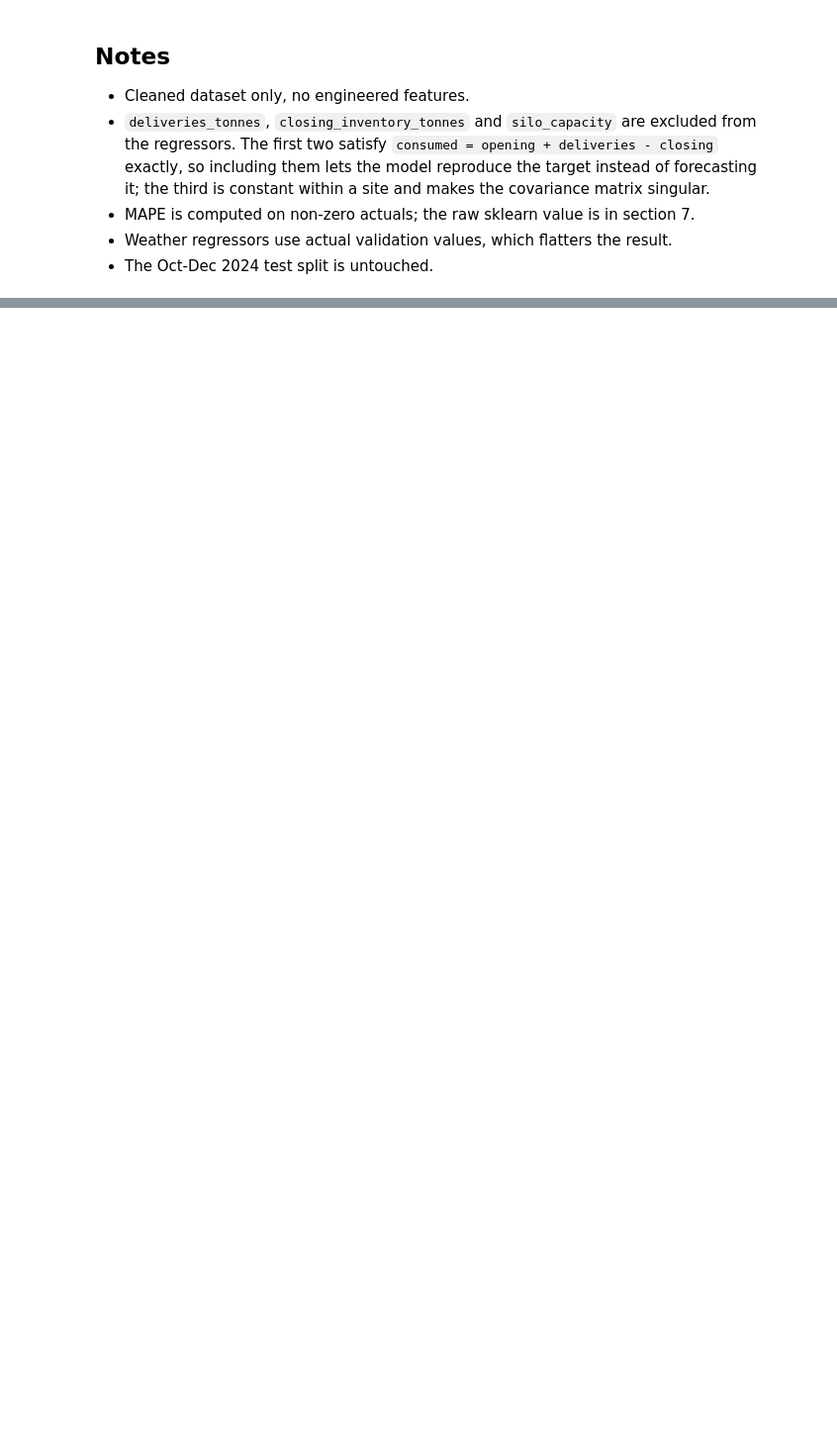
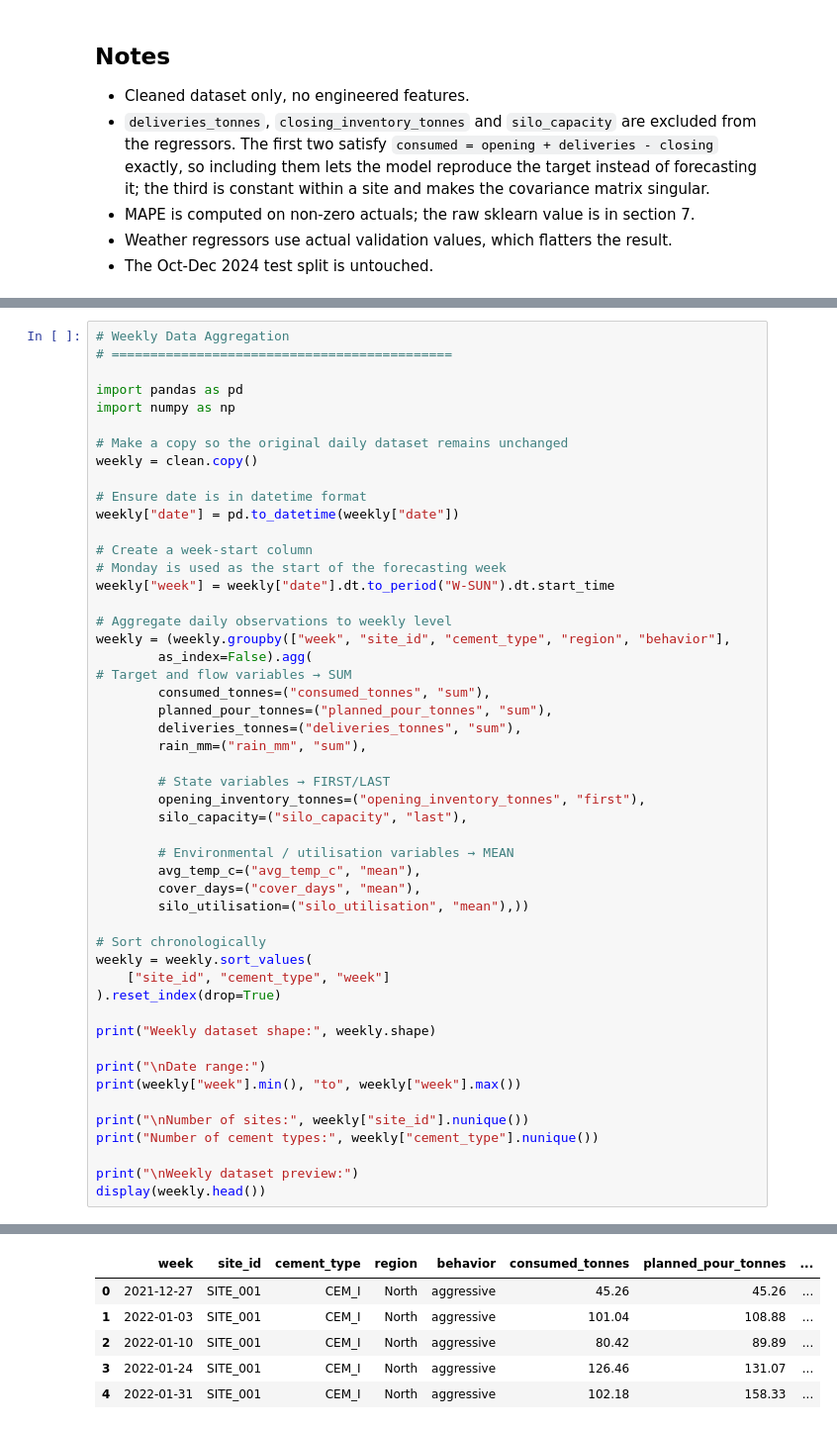
Before and after one commit to Olamideoo/MIG_Cement_Demand_Forecasting, a Jupyter notebook: NOTEBOOKS/04_Model_Development.ipynb, the cells around one changed output, grey strips where cells are left out. Shown at 99% size. Cells and saved outputs as stored; diff of their text form; blank space fills up the shorter version.

Commit message:
weekly forcasting models

```diff
--- a/NOTEBOOKS/04_Model_Development.ipynb
+++ b/NOTEBOOKS/04_Model_Development.ipynb
@@ -1092,0 +1480,51 @@ weekly_only.assign(**{
+# %%
+# Weekly Data Aggregation
+# ============================================
+
+import pandas as pd
+import numpy as np
+
+# Make a copy so the original daily dataset remains unchanged
+weekly = clean.copy()
+
+# Ensure date is in datetime format
+weekly["date"] = pd.to_datetime(weekly["date"])
+
+# Create a week-start column
+# Monday is used as the start of the forecasting week
+weekly["week"] = weekly["date"].dt.to_period("W-SUN").dt.start_time
+
+# Aggregate daily observations to weekly level
+weekly = (weekly.groupby(["week", "site_id", "cement_type", "region", "behavior"],
+        as_index=False).agg(
+# Target and flow variables → SUM
+        consumed_tonnes=("consumed_tonnes", "sum"),
+        planned_pour_tonnes=("planned_pour_tonnes", "sum"),
+        deliveries_tonnes=("deliveries_tonnes", "sum"),
+        rain_mm=("rain_mm", "sum"),
+
+        # State variables → FIRST/LAST
+        opening_inventory_tonnes=("opening_inventory_tonnes", "first"),
+        silo_capacity=("silo_capacity", "last"),
+
+        # Environmental / utilisation variables → MEAN
+        avg_temp_c=("avg_temp_c", "mean"),
+        cover_days=("cover_days", "mean"),
+        silo_utilisation=("silo_utilisation", "mean"),))
+
+# Sort chronologically
+weekly = weekly.sort_values(
+    ["site_id", "cement_type", "week"]
+).reset_index(drop=True)
+
+print("Weekly dataset shape:", weekly.shape)
+
+print("\nDate range:")
+print(weekly["week"].min(), "to", weekly["week"].max())
+
+print("\nNumber of sites:", weekly["site_id"].nunique())
+print("Number of cement types:", weekly["cement_type"].nunique())
+
+print("\nWeekly dataset preview:")
+display(weekly.head())
+# %% [output]
@@ -1092,0 +1540,6 @@ weekly_only.assign(**{
+|  | week | site_id | cement_type | region | behavior | consumed_tonnes | planned_pour_tonnes | ... |
+| 0 | 2021-12-27 | SITE_001 | CEM_I | North | aggressive | 45.26 | 45.26 | ... |
+| 1 | 2022-01-03 | SITE_001 | CEM_I | North | aggressive | 101.04 | 108.88 | ... |
+| 2 | 2022-01-10 | SITE_001 | CEM_I | North | aggressive | 80.42 | 89.89 | ... |
+| 3 | 2022-01-24 | SITE_001 | CEM_I | North | aggressive | 126.46 | 131.07 | ... |
+| 4 | 2022-01-31 | SITE_001 | CEM_I | North | aggressive | 102.18 | 158.33 | ... |
```
Also changed, not shown: parts of 53 cells of this notebook.
